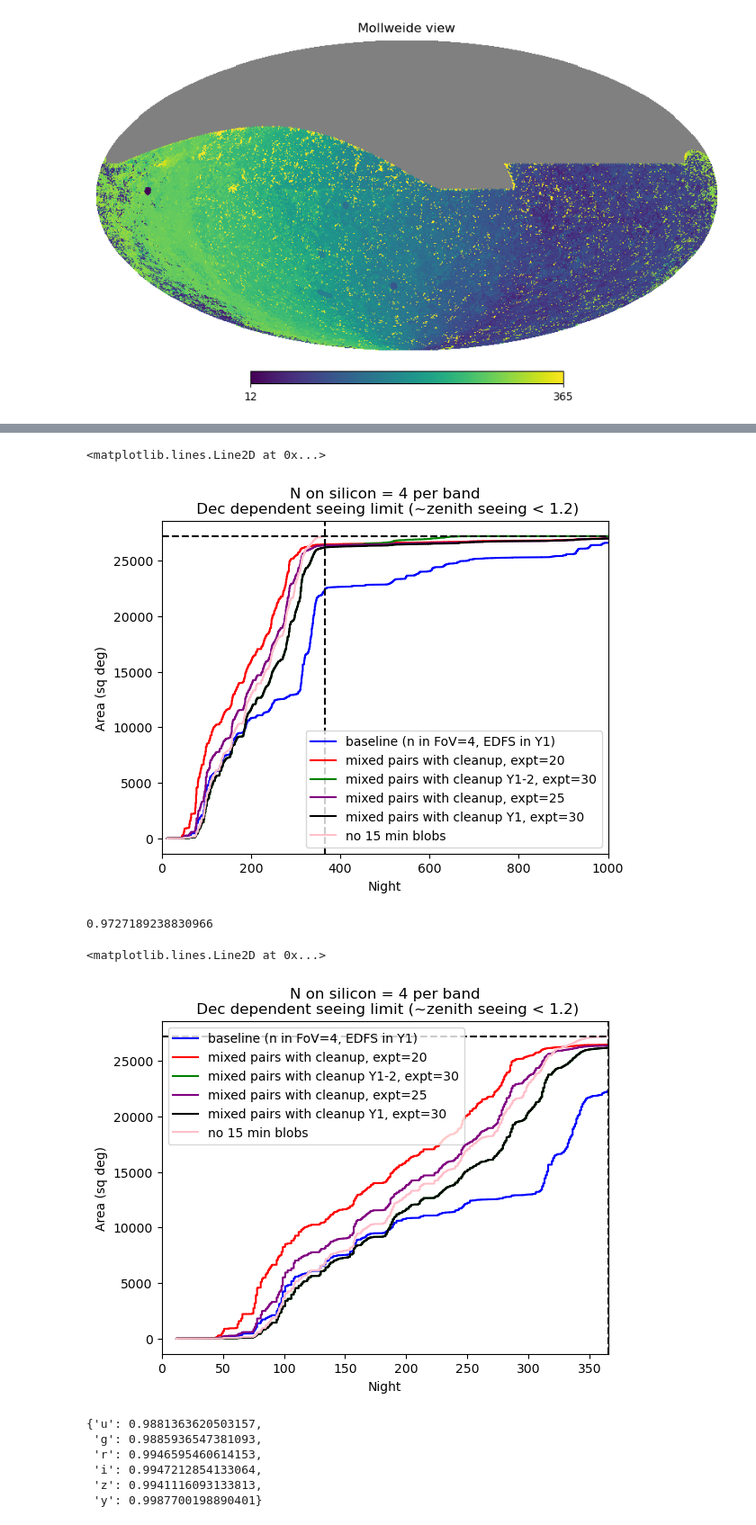
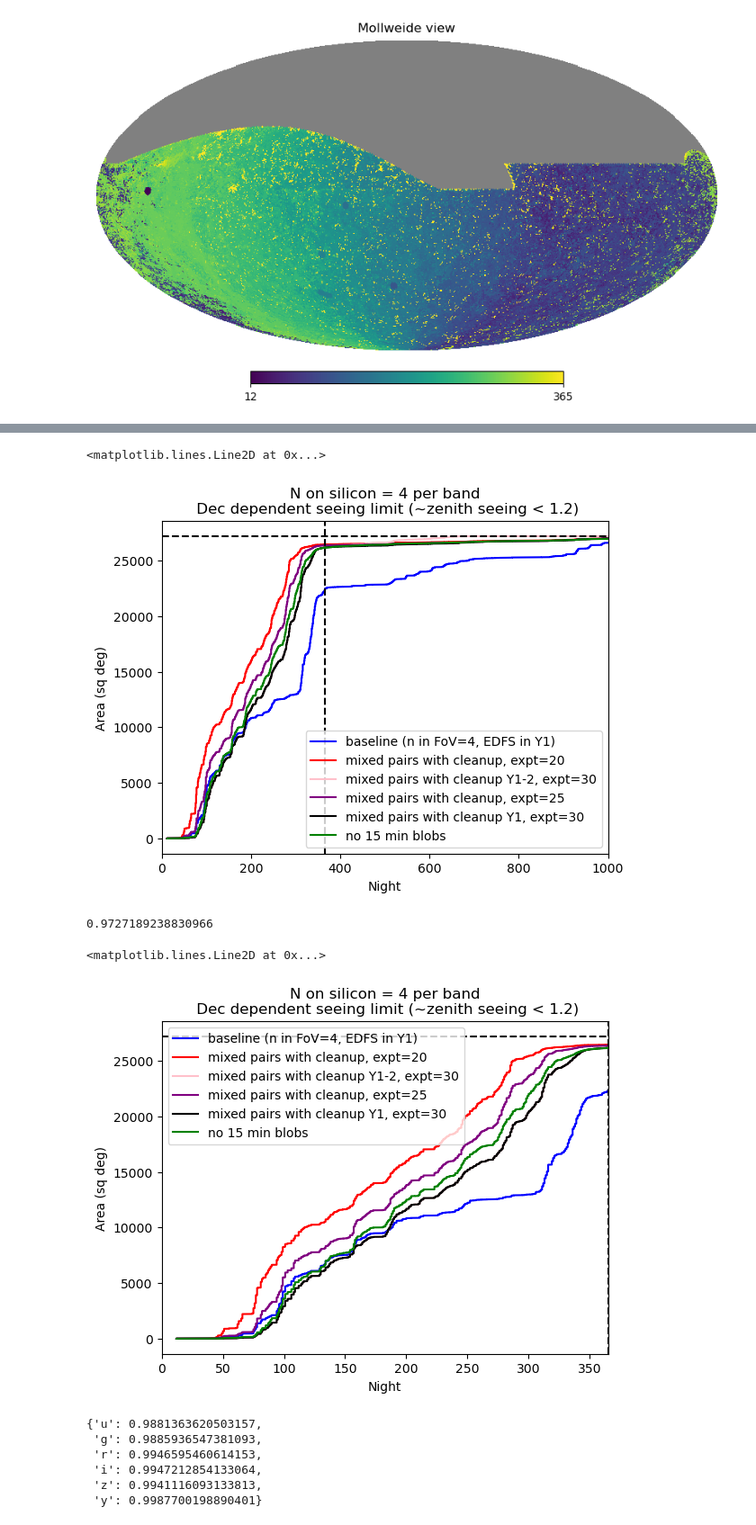
Before and after one commit to lsst-sims/sims_featureScheduler_runs5.2, a Jupyter notebook: comp_survey/template_time.ipynb, the cells around one changed output, grey strips where cells are left out. Shown at 90% size. Saved outputs shown, nothing was run; the diff lists cells and outputs as text; code cells hidden in the pictures.

```diff
--- a/comp_survey/template_time.ipynb
+++ b/comp_survey/template_time.ipynb
@@ -113,7 +113,7 @@ db_files = ["comp_survey_v5.2.0_10yrs.db",
            "../templates_slow_clean/templates_slow_clean_mixed_v5.2.0_10yrs.db",
            "../templates_cleanup/templates_cleanup_25_v5.2.0_10yrs.db",
            "../templates_slow_clean/templates_slow_clean_mixed_y1o_v5.2.0_10yrs.db",
-           "../dyna_clean/dyna_clean_v5.2.0_1yrs.db"]
+           "../dyna_clean/dyna_clean_v5.2.0_10yrs.db"]
 arrays = {}
 infos = {}
 
@@ -188,9 +188,9 @@ ar2label = {'comp_survey_v5.2.0_10yrs': "baseline (n in FoV=4, EDFS in Y1)",
            "templates_slow_clean_mixed_v5.2.0_10yrs": "mixed pairs with cleanup Y1-2, expt=30",
            "templates_cleanup_25_v5.2.0_10yrs": "mixed pairs with cleanup, expt=25",
            "templates_slow_clean_mixed_y1o_v5.2.0_10yrs": "mixed pairs with cleanup Y1, expt=30",
-           "dyna_clean_v5.2.0_1yrs": "no 15 min blobs"}
+           "dyna_clean_v5.2.0_10yrs": "no 15 min blobs"}
 
-colors = ['blue', 'red','green',  'purple', 'black', 'pink']
+colors = ['blue', 'red','pink',  'purple', 'black', 'green']
 
 for key,co in zip(ar2label, colors):
     ack = arrays[key] +0
@@ -205,7 +205,7 @@ ax.axvline(x=365, linestyle="--", color="k")
 ax.axhline(y=fp_area, linestyle="--", color="k")
 # %% [output]
 <matplotlib.lines.Line2D at 0x...>
-[figure, old version]
+[figure, new version]
 # %%
 n_y1 = np.where((arrays["templates_cleanup_v5.2.0_10yrs"] < 366) & (n_bands > 0) )[0].size
 n_tot = np.sum(n_bands > 0)
@@ -215,23 +215,21 @@ print(n_y1/n_tot)
 # %%
 fig, ax = plt.subplots()
 
-
-colors = ['blue', 'red','green',  'purple', 'black', 'pink']
 
 for key,co in zip(ar2label, colors):
     ack = arrays[key] +0
     ack = np.sort(ack)
     ax.plot(ack, np.arange(ack.size)*hp.nside2pixarea(nside, degrees=True), label=ar2label[key], color=co)
 ax.set_xlim([0,365])
 ax.set_xlabel("Night")
 ax.set_ylabel("Area (sq deg)")
 ax.set_title("N on silicon = %i per band\n Dec dependent seeing limit (~zenith seeing < 1.2)" % n_needed)
 leg = ax.legend()
 ax.axvline(x=365, linestyle="--", color="k")
 ax.axhline(y=fp_area, linestyle="--", color="k")
 # %% [output]
 <matplotlib.lines.Line2D at 0x...>
-[figure, old version]
+[figure, new version]
 # %%
 # Let's check the coverage per filter
 db_file = "../templates_slow_clean/templates_slow_clean_mixed_y1o_v5.2.0_10yrs.db"
```
Also changed, not shown: parts of 2 cells of this notebook, 2 other files.
